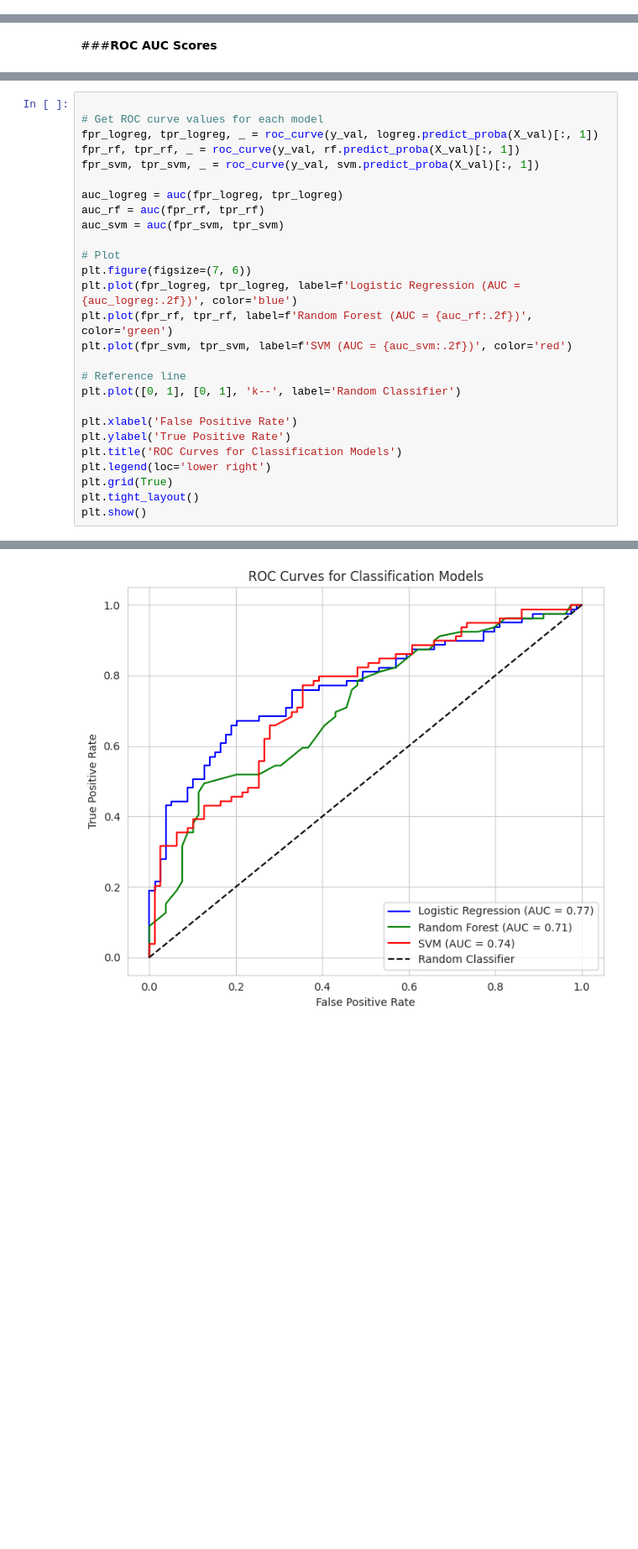
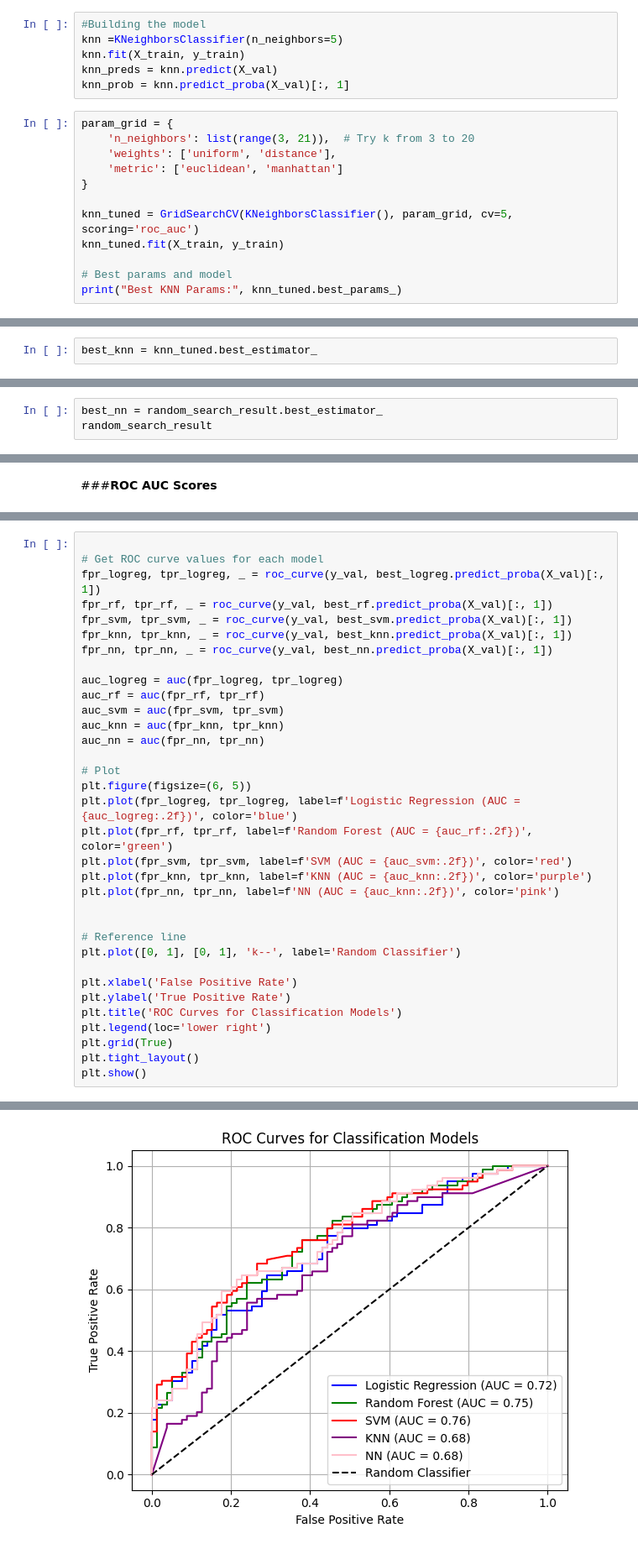
Before and after one commit to AvChilds/serviced_accommodation_ML_project, a Jupyter notebook: masters_assignment_2.ipynb, the cells around one changed output, grey strips where cells are left out. Shown at 84% size. Cells and saved outputs as stored; diff of their text form; blank space fills up the shorter version.

```diff
--- a/masters_assignment_2.ipynb
+++ b/masters_assignment_2.ipynb
@@ -1506,0 +1579,18 @@ Overall, Random Forest produced the highest number of true positives (55), which
+# %%
+#Building the model
+knn =KNeighborsClassifier(n_neighbors=5)
+knn.fit(X_train, y_train)
+knn_preds = knn.predict(X_val)
+knn_prob = knn.predict_proba(X_val)[:, 1]
+# %%
+param_grid = {
+    'n_neighbors': list(range(3, 21)),  # Try k from 3 to 20
+    'weights': ['uniform', 'distance'],
+    'metric': ['euclidean', 'manhattan']
+}
+
+knn_tuned = GridSearchCV(KNeighborsClassifier(), param_grid, cv=5, scoring='roc_auc')
+knn_tuned.fit(X_train, y_train)
+
+# Best params and model
+print("Best KNN Params:", knn_tuned.best_params_)
@@ -1506,0 +1599,2 @@ Overall, Random Forest produced the highest number of true positives (55), which
+# %%
+best_knn = knn_tuned.best_estimator_
@@ -1506,0 +1687,3 @@ Overall, Random Forest produced the highest number of true positives (55), which
+# %%
+best_nn = random_search_result.best_estimator_
+random_search_result
@@ -1520,19 +1828,26 @@ SVM: 0.7417080596058323
 # %%
 
 # Get ROC curve values for each model
-fpr_logreg, tpr_logreg, _ = roc_curve(y_val, logreg.predict_proba(X_val)[:, 1])
-fpr_rf, tpr_rf, _ = roc_curve(y_val, rf.predict_proba(X_val)[:, 1])
-fpr_svm, tpr_svm, _ = roc_curve(y_val, svm.predict_proba(X_val)[:, 1])
+fpr_logreg, tpr_logreg, _ = roc_curve(y_val, best_logreg.predict_proba(X_val)[:, 1])
+fpr_rf, tpr_rf, _ = roc_curve(y_val, best_rf.predict_proba(X_val)[:, 1])
+fpr_svm, tpr_svm, _ = roc_curve(y_val, best_svm.predict_proba(X_val)[:, 1])
+fpr_knn, tpr_knn, _ = roc_curve(y_val, best_knn.predict_proba(X_val)[:, 1])
+fpr_nn, tpr_nn, _ = roc_curve(y_val, best_nn.predict_proba(X_val)[:, 1])
 
 auc_logreg = auc(fpr_logreg, tpr_logreg)
 auc_rf = auc(fpr_rf, tpr_rf)
 auc_svm = auc(fpr_svm, tpr_svm)
+auc_knn = auc(fpr_knn, tpr_knn)
+auc_nn = auc(fpr_nn, tpr_nn)
 
 # Plot
-plt.figure(figsize=(7, 6))
+plt.figure(figsize=(6, 5))
 plt.plot(fpr_logreg, tpr_logreg, label=f'Logistic Regression (AUC = {auc_logreg:.2f})', color='blue')
 plt.plot(fpr_rf, tpr_rf, label=f'Random Forest (AUC = {auc_rf:.2f})', color='green')
 plt.plot(fpr_svm, tpr_svm, label=f'SVM (AUC = {auc_svm:.2f})', color='red')
+plt.plot(fpr_knn, tpr_knn, label=f'KNN (AUC = {auc_knn:.2f})', color='purple')
+plt.plot(fpr_nn, tpr_nn, label=f'NN (AUC = {auc_knn:.2f})', color='pink')
+
 
 # Reference line
 plt.plot([0, 1], [0, 1], 'k--', label='Random Classifier')
@@ -1548 +1864 @@ plt.show()
-[figure, old version]
+[figure, new version]
```
Also changed, not shown: parts of 145 cells of this notebook.
